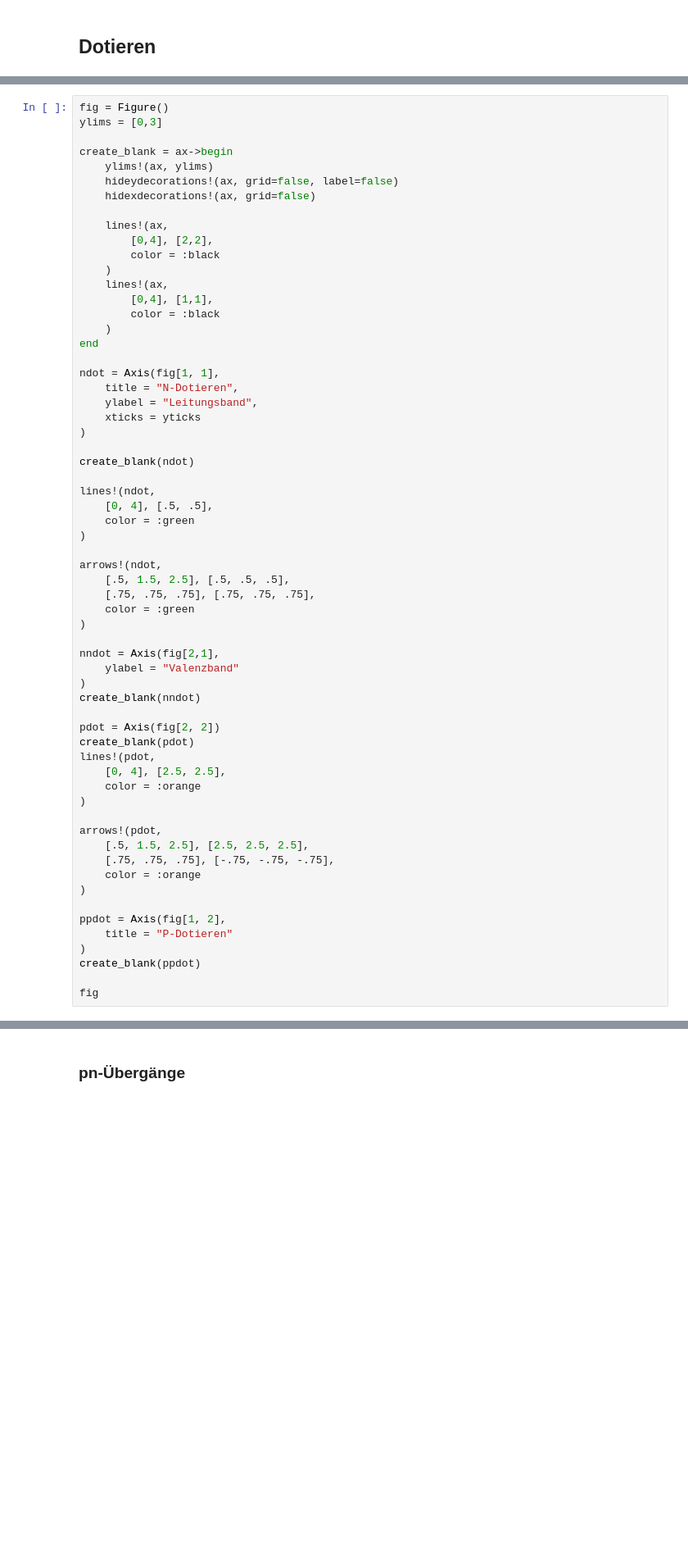
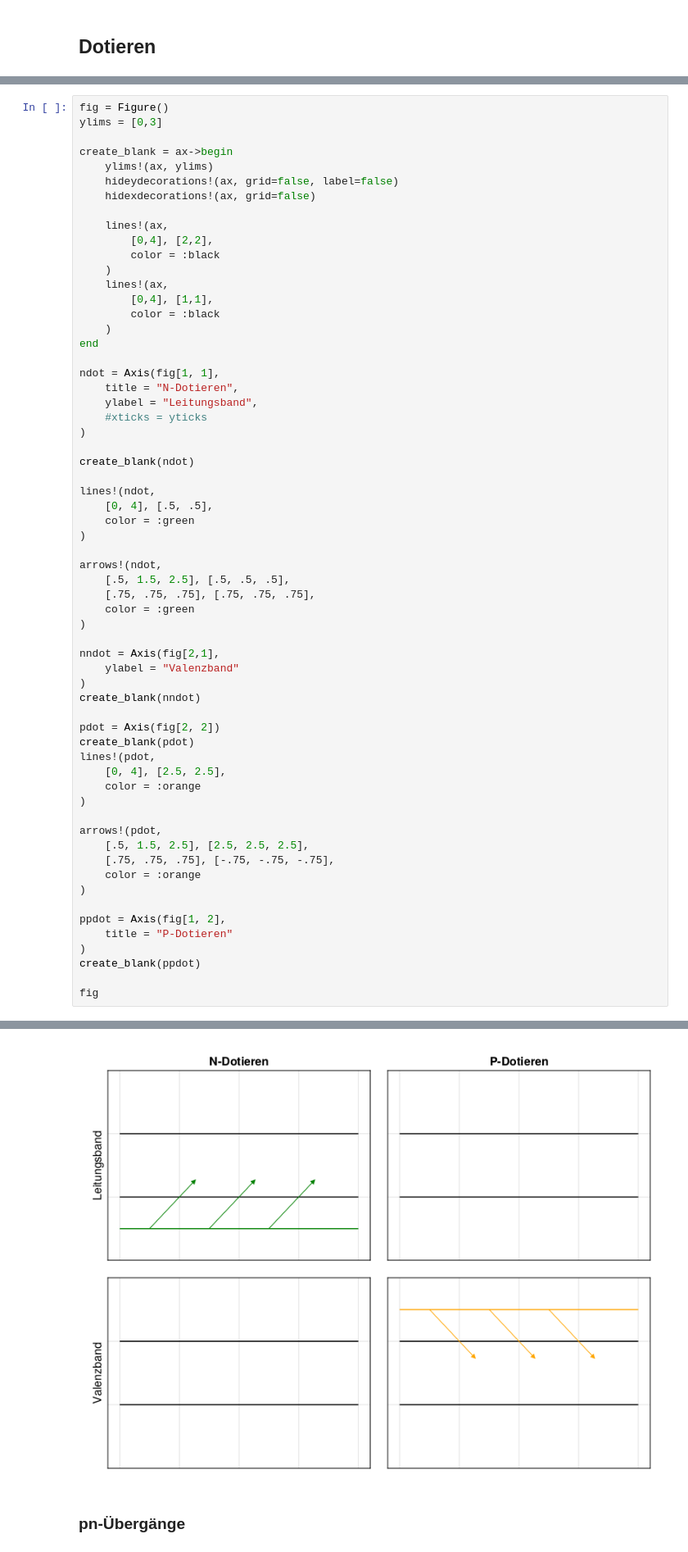
Before and after one commit to Dan00712/CompendiumMatura, a Jupyter notebook: notebooks/NW2-P.ipynb, the cells around one changed output, grey strips where cells are left out. Shown: that part at 82% size. Cells and saved outputs as stored; diff of their text form; blank space fills up the shorter version.

```diff
--- a/notebooks/NW2-P.ipynb
+++ b/notebooks/NW2-P.ipynb
@@ -1224,7 +1204,7 @@ end
 ndot = Axis(fig[1, 1],
 	title = "N-Dotieren",
 	ylabel = "Leitungsband",
-	xticks = yticks
+	#xticks = yticks
 )
 
 create_blank(ndot)
@@ -1269,3 +1248,4 @@ UndefVarError: UndefVarError: yticks not defined
+[figure, added]
 # %% [markdown]
 ### pn-Übergänge
 # %% [markdown]
```
Also changed, not shown: parts of 3 cells of this notebook.
